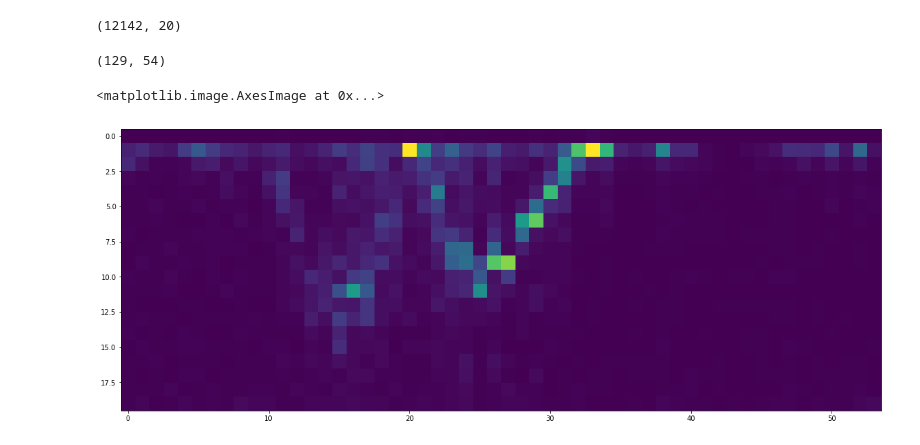
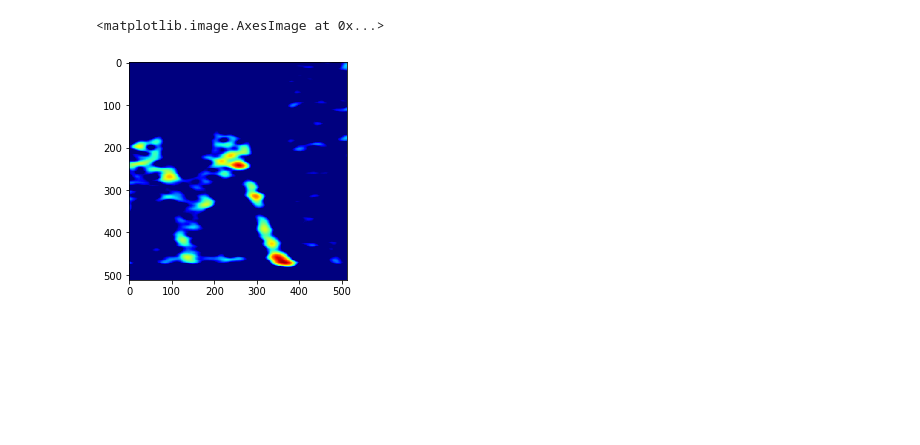
Before and after one commit to akarshp28/neuralwave, a Jupyter notebook: tools/csi_packet_inspect.ipynb, the cells around one changed output. Saved outputs shown, nothing was run; the diff lists cells and outputs as text; code cells hidden in the pictures; blank space fills up the shorter version.

Commit message:
updated spectrogram computation

```diff
--- a/tools/csi_packet_inspect.ipynb
+++ b/tools/csi_packet_inspect.ipynb
@@ -341,19 +242,9 @@ plt.plot(pca_data[:, 0])
-# %%
-print(pca_data.shape)
-# %% [output]
-(12142, 20)
-# %%
-s_tmp = np.zeros((129, 54))
-for i in range(20):
-    f,t,s = signal.spectrogram(pca_data[:, i], fs=2000)
-    s_tmp += s
-print(s.shape)
-# %% [output]
-(129, 54)
-# %%
-plt.figure(figsize=(20, 20))
-plt.imshow(s_tmp[:20])
-# %% [output]
-<matplotlib.image.AxesImage at 0x...>
-[figure, removed]
+# %%
+test_data = compute_data("/home/kjakkala/neuralwave/data/CSI_DATA_L1/kalvik/kj1.mat", 1, 0, 270)
+img = spectrogram(test_data)
+# %%
+plt.imshow(img)
+# %% [output]
+<matplotlib.image.AxesImage at 0x...>
+[figure, added]
 # %%
```
Also changed, not shown: parts of 22 cells of this notebook, 1 other file.
